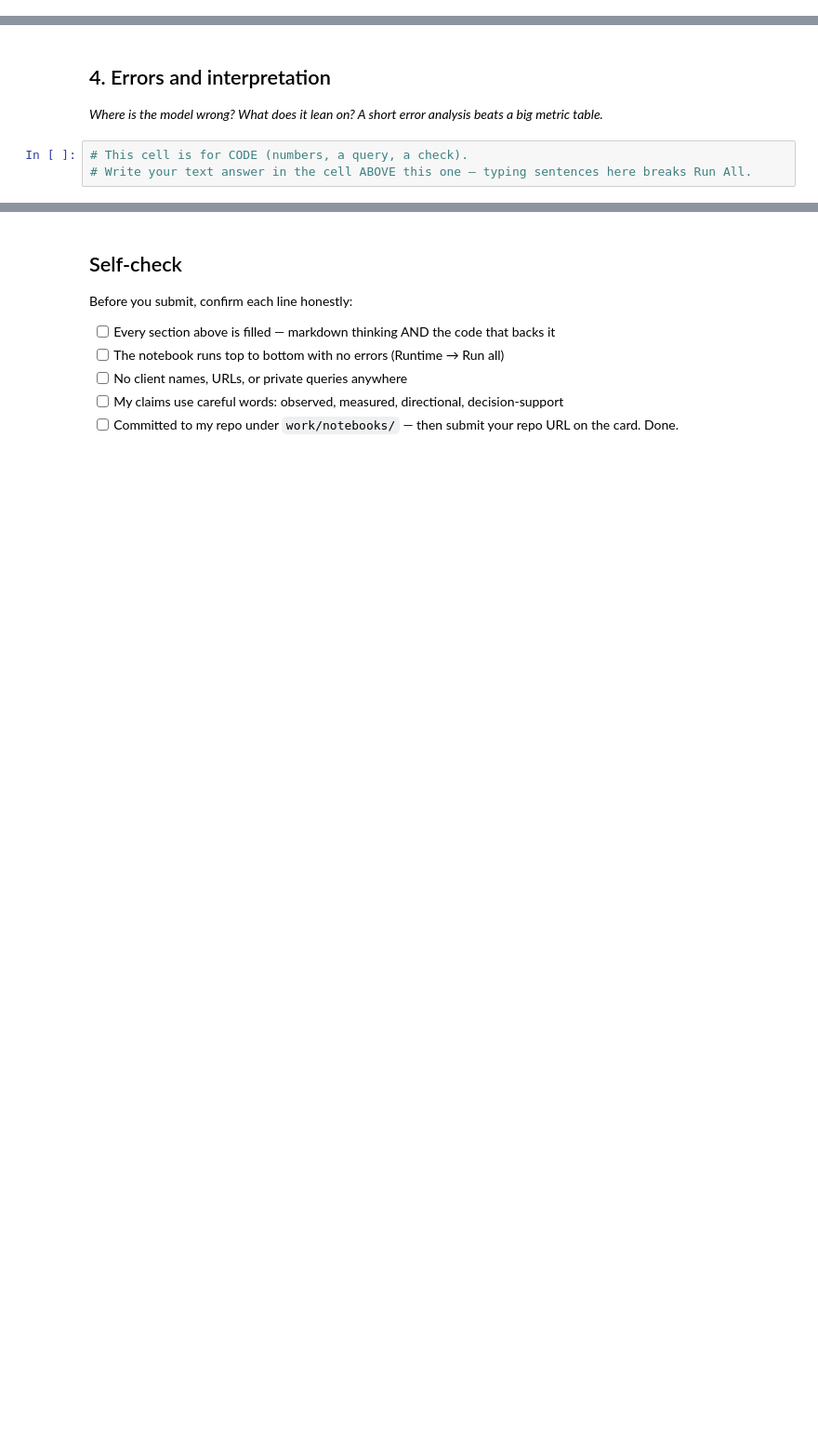
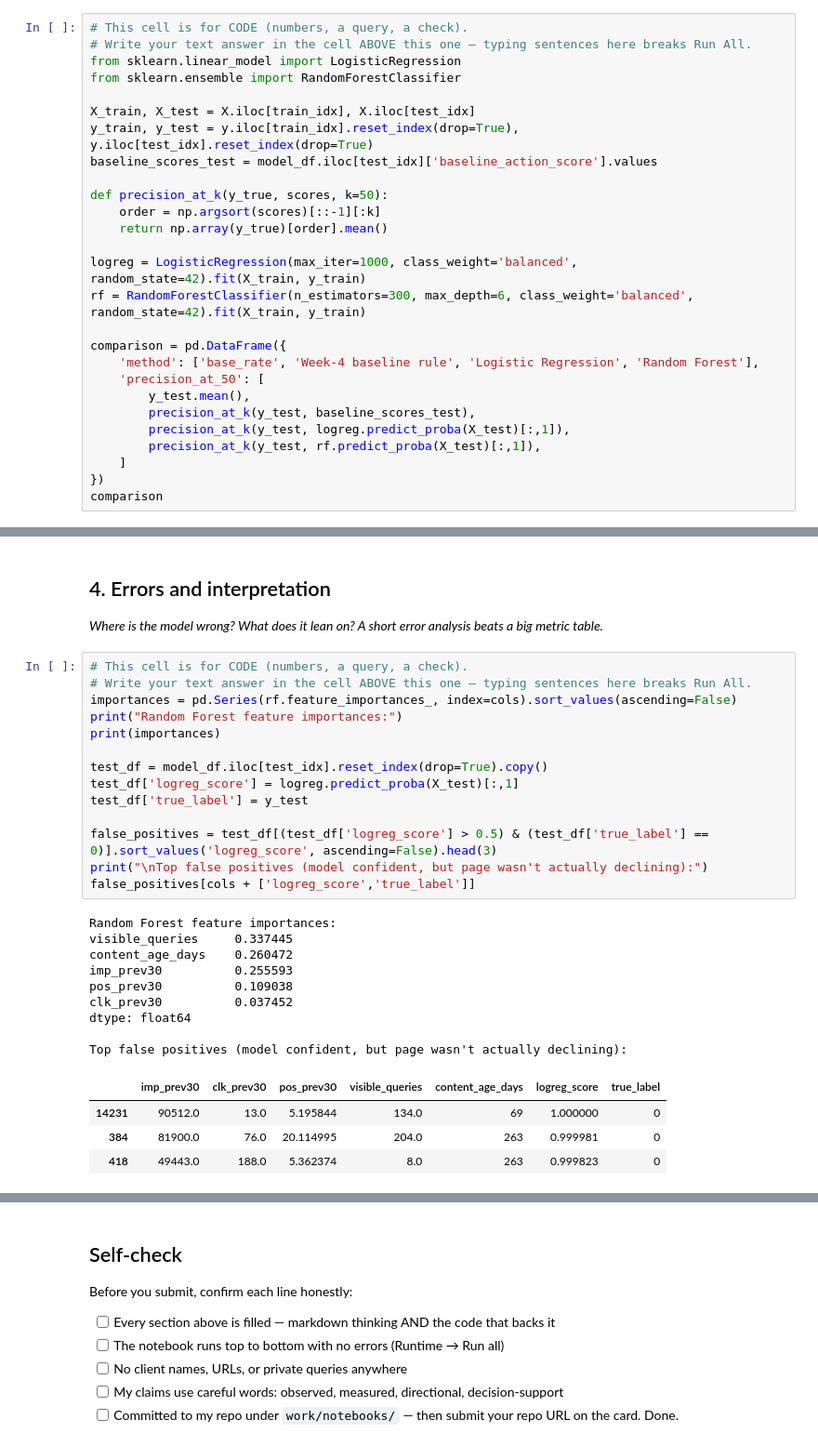
Before and after one commit to samhere3116-maker/ML-Pipeline, a Jupyter notebook: work/notebooks/w05_model.ipynb, the cells around one changed output, grey strips where cells are left out. Shown at 93% size. Saved outputs shown, nothing was run; the diff lists cells and outputs as text; blank space fills up the shorter version.

```diff
--- a/work/notebooks/w05_model.ipynb
+++ b/work/notebooks/w05_model.ipynb
@@ -29,0 +109,27 @@ This skeleton is yours to fill. Work the sections **in order** — each one has
+# %%
+# This cell is for CODE (numbers, a query, a check).
+# Write your text answer in the cell ABOVE this one — typing sentences here breaks Run All.
+from sklearn.linear_model import LogisticRegression
+from sklearn.ensemble import RandomForestClassifier
+
+X_train, X_test = X.iloc[train_idx], X.iloc[test_idx]
+y_train, y_test = y.iloc[train_idx].reset_index(drop=True), y.iloc[test_idx].reset_index(drop=True)
+baseline_scores_test = model_df.iloc[test_idx]['baseline_action_score'].values
+
+def precision_at_k(y_true, scores, k=50):
+    order = np.argsort(scores)[::-1][:k]
+    return np.array(y_true)[order].mean()
+
+logreg = LogisticRegression(max_iter=1000, class_weight='balanced', random_state=42).fit(X_train, y_train)
+rf = RandomForestClassifier(n_estimators=300, max_depth=6, class_weight='balanced', random_state=42).fit(X_train, y_train)
+
+comparison = pd.DataFrame({
+    'method': ['base_rate', 'Week-4 baseline rule', 'Logistic Regression', 'Random Forest'],
+    'precision_at_50': [
+        y_test.mean(),
+        precision_at_k(y_test, baseline_scores_test),
+        precision_at_k(y_test, logreg.predict_proba(X_test)[:,1]),
+        precision_at_k(y_test, rf.predict_proba(X_test)[:,1]),
+    ]
+})
+comparison
@@ -34,3 +148,28 @@ This skeleton is yours to fill. Work the sections **in order** — each one has
 # %%
 # This cell is for CODE (numbers, a query, a check).
 # Write your text answer in the cell ABOVE this one — typing sentences here breaks Run All.
+importances = pd.Series(rf.feature_importances_, index=cols).sort_values(ascending=False)
+print("Random Forest feature importances:")
+print(importances)
+
+test_df = model_df.iloc[test_idx].reset_index(drop=True).copy()
+test_df['logreg_score'] = logreg.predict_proba(X_test)[:,1]
+test_df['true_label'] = y_test
+
+false_positives = test_df[(test_df['logreg_score'] > 0.5) & (test_df['true_label'] == 0)].sort_values('logreg_score', ascending=False).head(3)
+print("\nTop false positives (model confident, but page wasn't actually declining):")
+false_positives[cols + ['logreg_score','true_label']]
+# %% [output]
+Random Forest feature importances:
+visible_queries     0.337445
+content_age_days    0.260472
+imp_prev30          0.255593
+pos_prev30          0.109038
+clk_prev30          0.037452
+dtype: float64
+
+Top false positives (model confident, but page wasn't actually declining):
+|  | imp_prev30 | clk_prev30 | pos_prev30 | visible_queries | content_age_days | logreg_score | true_label |
+| 14231 | 90512.0 | 13.0 | 5.195844 | 134.0 | 69 | 1.000000 | 0 |
+| 384 | 81900.0 | 76.0 | 20.114995 | 204.0 | 263 | 0.999981 | 0 |
+| 418 | 49443.0 | 188.0 | 5.362374 | 8.0 | 263 | 0.999823 | 0 |
```
Also changed, not shown: parts of 10 cells of this notebook.
